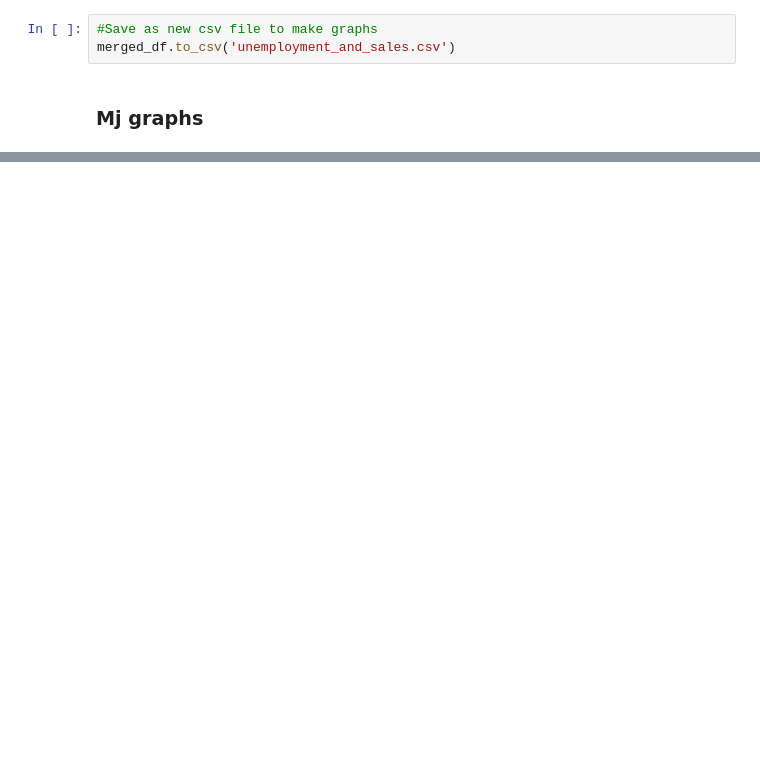
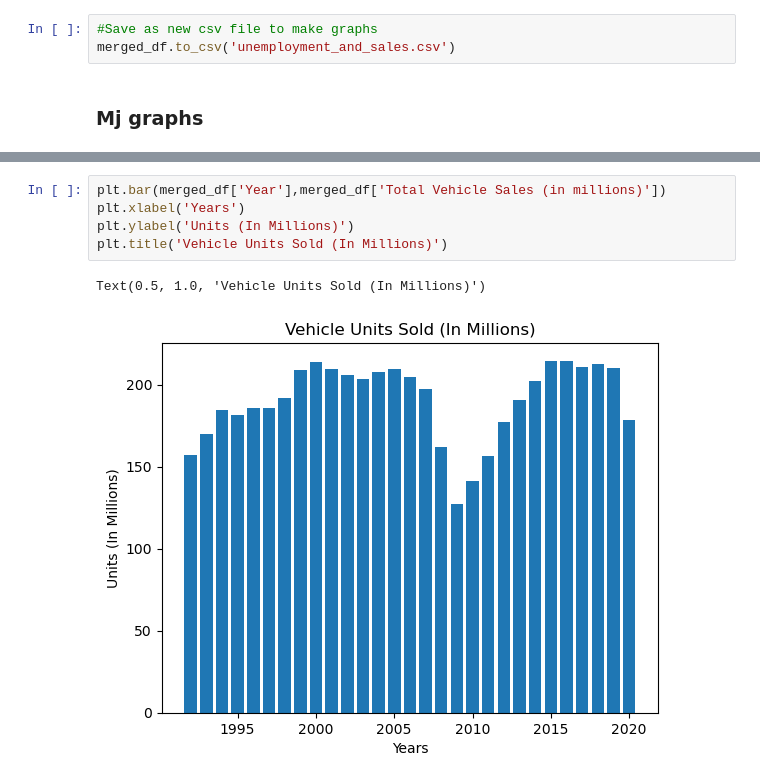
Before and after one commit to nikatnguyen/demo-github, a Jupyter notebook: new_dataframe.ipynb, the cells around one changed output, grey strips where cells are left out. Cells and saved outputs as stored; diff of their text form; blank space fills up the shorter version.

```diff
--- a/new_dataframe.ipynb
+++ b/new_dataframe.ipynb
@@ -125,0 +150,8 @@ merged_df.to_csv('unemployment_and_sales.csv')
+# %%
+plt.bar(merged_df['Year'],merged_df['Total Vehicle Sales (in millions)'])
+plt.xlabel('Years')
+plt.ylabel('Units (In Millions)')
+plt.title('Vehicle Units Sold (In Millions)')
+# %% [output]
+Text(0.5, 1.0, 'Vehicle Units Sold (In Millions)')
+[figure, added]
```
Also changed, not shown: parts of 2 cells of this notebook, 1 other file.
